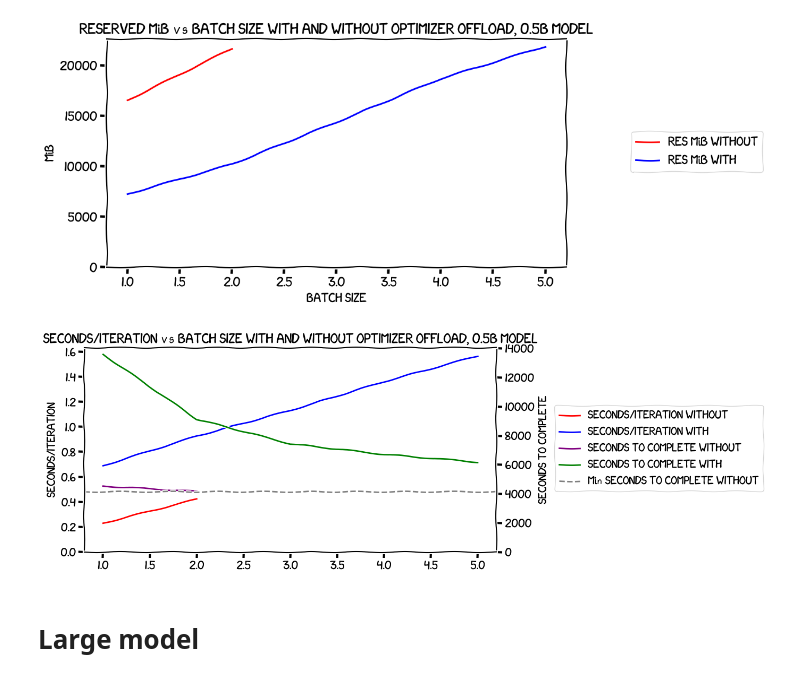
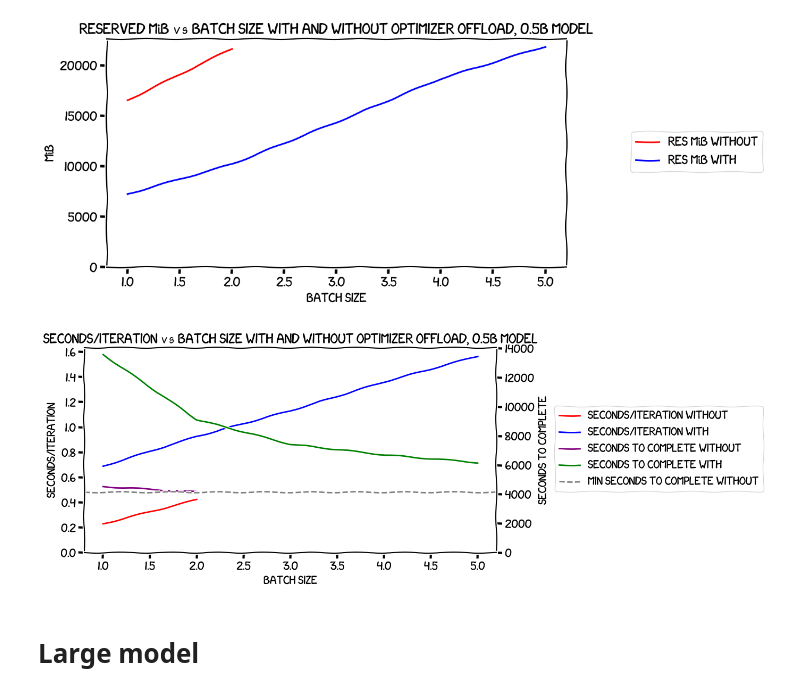
Before and after one commit to gpjt/fine-tune-2024-04, a Jupyter notebook: batch-size-charts.ipynb, the cells around one changed output. Cells and saved outputs as stored; diff of their text form; code cells hidden in the pictures.

Commit message:
Even more work on the batch size charts

```diff
--- a/batch-size-charts.ipynb
+++ b/batch-size-charts.ipynb
@@ -117,28 +117,29 @@ add_seconds_to_complete(small_model_with_offload_df)
 # %%
 fig, ax1 = plt.subplots(figsize=(10, 5))
 
 ax1.plot(small_model_no_offload_df['Batch size'], 1 / small_model_no_offload_df['Iterations/second'], label='SECONDS/ITERATION WITHOUT', color='red')
 ax1.plot(small_model_with_offload_df['Batch size'], 1 / small_model_with_offload_df['Iterations/second'], label='SECONDS/ITERATION WITH', color='blue')
 ax1.set_ylabel('SECONDS/ITERATION')
+ax1.set_xlabel('BATCH SIZE')
 ax1.tick_params(axis='y')
 ax1.set_ylim(bottom=0)
 
 ax2 = ax1.twinx()
 ax2.plot(small_model_no_offload_df['Batch size'], small_model_no_offload_df['Seconds to complete'], label='SECONDS TO COMPLETE WITHOUT', color='purple')
 ax2.plot(small_model_with_offload_df['Batch size'], small_model_with_offload_df['Seconds to complete'], label='SECONDS TO COMPLETE WITH', color='green')
 ax2.set_ylabel('SECONDS TO COMPLETE')
 ax2.tick_params(axis='y')
 ax2.set_ylim(bottom=0)
 
 min_value = small_model_no_offload_df['Seconds to complete'].min()
 ax2.axhline(y=min_value, color='grey', linestyle='--', label='MIN SECONDS TO COMPLETE WITHOUT')
 
 plt.title('SECONDS/ITERATION vs BATCH SIZE WITH AND WITHOUT OPTIMIZER OFFLOAD, 0.5B MODEL')
 fig.legend(loc='center left', bbox_to_anchor=(1, 0.5))
 plt.savefig("/tmp/seconds-per-iteration-vs-batch-size-small-model-with-and-without-offload.png", bbox_inches='tight')
 plt.show()
 # %% [output]
-[figure, old version]
+[figure, new version]
 # %% [markdown]
 # Large model
 # %%
```
Also changed, not shown: parts of 15 cells of this notebook.
